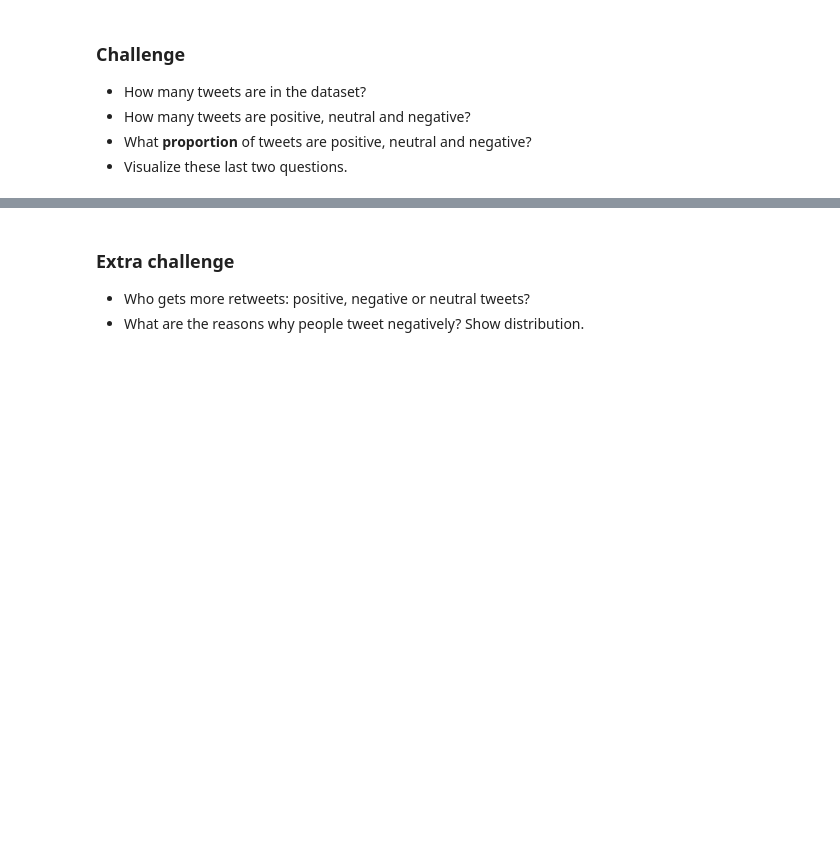
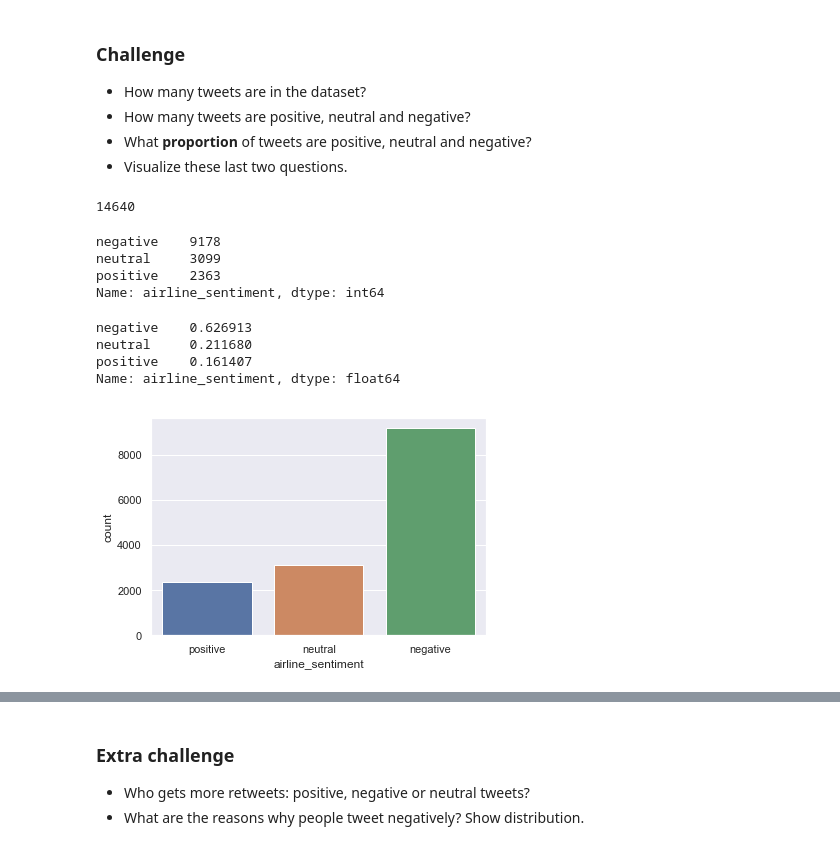
Before and after one commit to BenjaminLiuPenrose/Berkeley-CS-200, a Jupyter notebook: TestAnalysis/day-3/sentiment-analysis.ipynb, the cells around one changed output, grey strips where cells are left out. Cells and saved outputs as stored; diff of their text form; code cells hidden in the pictures; blank space fills up the shorter version.

```diff
--- a/TestAnalysis/day-3/sentiment-analysis.ipynb
+++ b/TestAnalysis/day-3/sentiment-analysis.ipynb
@@ -79,3 +106,25 @@ print(dates.dt.day.value_counts())
 - How many tweets are positive, neutral and negative?
 - What **proportion** of tweets are positive, neutral and negative?
 - Visualize these last two questions.
+# %%
+len(df)
+# %% [output]
+14640
+# %%
+df['airline_sentiment'].value_counts()
+# %% [output]
+negative    9178
+neutral     3099
+positive    2363
+Name: airline_sentiment, dtype: int64
+# %%
+df['airline_sentiment'].value_counts(normalize=True)
+# %% [output]
+negative    0.626913
+neutral     0.211680
+positive    0.161407
+Name: airline_sentiment, dtype: float64
+# %%
+sns.countplot(df['airline_sentiment'], order=['positive', 'neutral', 'negative']);
+# %% [output]
+[figure, added]
```
Also changed, not shown: parts of 19 cells of this notebook, 4 other files.
